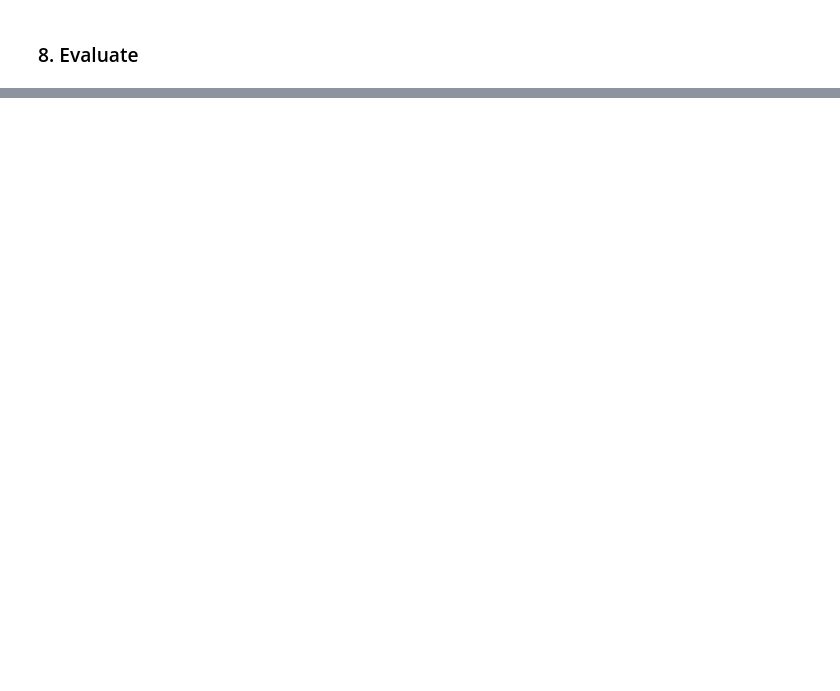
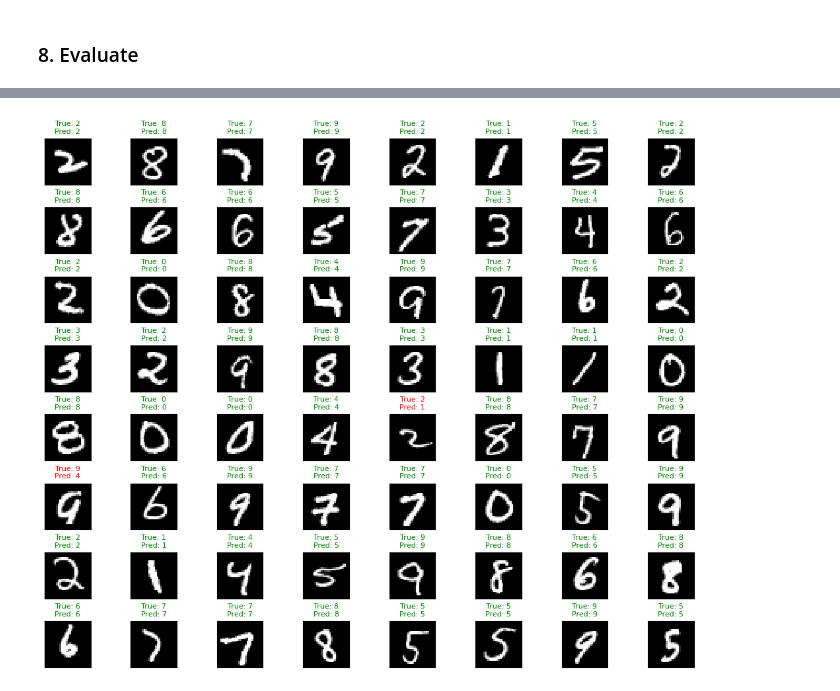
Before and after one commit to yonashanel/ma1, a Jupyter notebook: assignments/nn.ipynb, the cells around one changed output, grey strips where cells are left out. Saved outputs shown, nothing was run; the diff lists cells and outputs as text; code cells hidden in the pictures; blank space fills up the shorter version.

```diff
--- a/assignments/nn.ipynb
+++ b/assignments/nn.ipynb
@@ -235,0 +330,22 @@ evaluate(
+# %%
+# Let's visualize the model predictions on the validation set using the first batch of data (64 images)
+# the images are passed through the model and the predictions are made and then the images are converted to numpy arrays for plotting
+image, label = next(iter(val_loader))
+
+with torch.no_grad():
+    images, labels = image.to(DEVICE), label.to(DEVICE)
+    predictions = model(images.view(images.size(0), -1))  # Make predictions
+images_np = [i.mean(dim=0).cpu().numpy() for i in images]  # Convert to numpy
+class_names = [0, 1, 2, 3, 4, 5, 6, 7, 8, 9]  # Define class names with numbers
+# %%
+fig = plt.figure(figsize=(10, 8))
+fig.subplots_adjust(left=0, right=1, bottom=0, top=1, hspace=0.5, wspace=0.5)
+
+for i in range(64):
+    ax = fig.add_subplot(8, 8, i + 1, xticks=[], yticks=[])
+    ax.imshow(images_np[i], cmap="gray", interpolation="nearest")
+    ax.set_title(f"True: {class_names[labels[i]]}\nPred: {class_names[predictions.argmax(1)[i]]}", fontsize=8)
+    color = "green" if labels[i] == predictions.argmax(1)[i] else "red"
+    ax.title.set_color(color)
+# %% [output]
+[figure, added]
```
Also changed, not shown: parts of 14 cells of this notebook.
